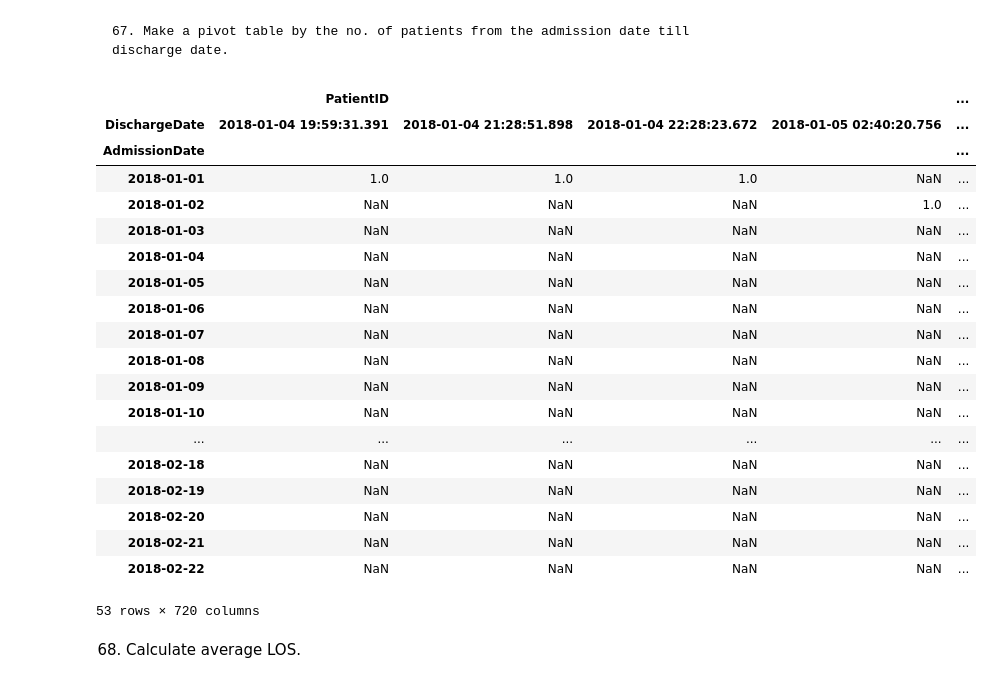
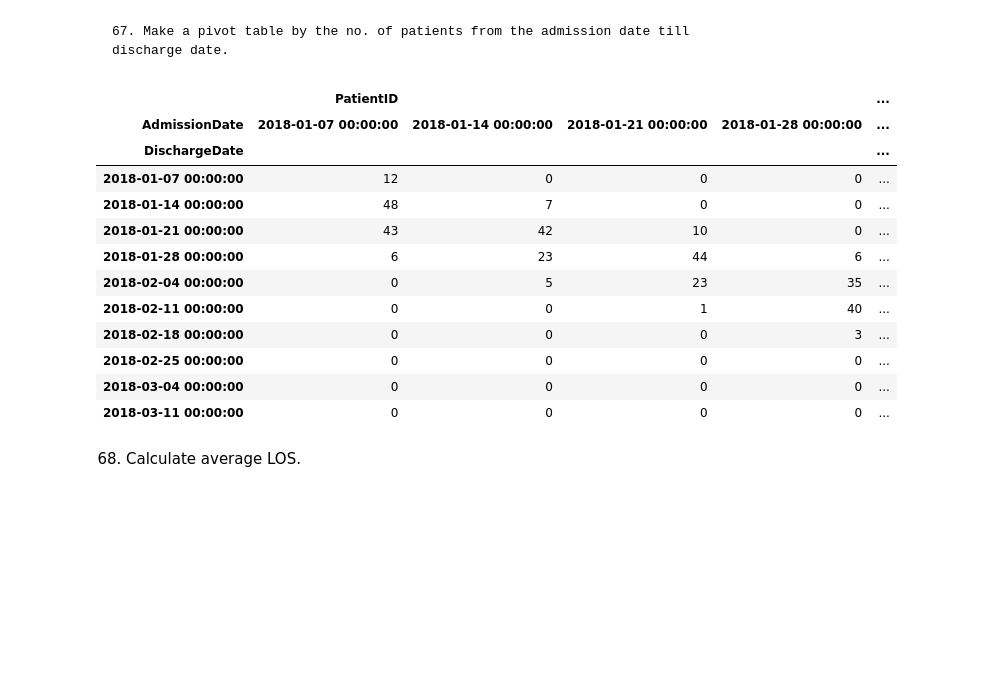
Before and after one commit to ManishaRao06/Python-Hackathon-Winners-Team-Data-Pyrates, a Jupyter notebook: Data Pyrates 61_80.ipynb, the cells around one changed output. Cells and saved outputs as stored; diff of their text form; code cells hidden in the pictures; blank space fills up the shorter version.

Commit message:
Update Data Pyrates 61_80.ipynb
#67,#77 Updated - corrected
#62,#65,#78,#79 - updated - corrected

```diff
--- a/Data Pyrates 61_80.ipynb
+++ b/Data Pyrates 61_80.ipynb
@@ -183,32 +182,59 @@ pd.merge(df_PA,df_EDU,on = 'PatientID',how ='inner')[['FirstName', 'LastName', '
 # %% [markdown]
     67. Make a pivot table by the no. of patients from the admission date till discharge date.
 # %%
-#NOT THE FINAL ANSWER- PIVOT
+#-------------------------------
 
-p_table = pd.pivot_table(df_Dis, index= ['AdmissionDate'], columns = ['DischargeDate'], values=['PatientID'], aggfunc = 'count' )
+#Select Data
 
-p_table
+#Option 1: Patient count by days of Admission Date and Discharge Date - ENABLE ONLY ONE OPTION
+
+#p_table = pd.pivot_table(df_Dis, index= ['DischargeDate'], columns = ['AdmissionDate'], values=['PatientID'], aggfunc = 'count',fill_value=0  )
+
+
+#Option 2: Patient count by weeks of Admission Date and Discharge Date - ENABLE ONLY ONE OPTION
+
+p_table = pd.pivot_table(df_Dis, index= pd.Grouper(freq='W', key='DischargeDate'), columns = pd.Grouper(freq='W', key='AdmissionDate'), values=['PatientID'], aggfunc = 'count',fill_value=0  )
+
+#Option 3 : Pivot table as both AdmissionDate', 'DischargeDate' as indices
+
+#p_table = pd.pivot_table(df_Dis, index= ['AdmissionDate', 'DischargeDate'], values='PatientID',aggfunc='count')
+
+#--------------------------
+
+# Render Pivot
+
+#Option 1 - Only highest value of table is highlighted -  ENABLE ONLY ONE OPTION
+
+#p_table.style.highlight_max(color = 'orange', axis = None)
+
+#Option 2 - Higher values of each column highlighted -  ENABLE ONLY ONE OPTION
+
+#p_table.style.highlight_max(color = 'orange', axis = 1)
+
+#Option 3 -  Highlight lowest and higher values - ENABLE ONLY ONE OPTION
+
+#p_table.style.highlight_min(color = 'yellow', axis = 1).highlight_max(color = 'orange', axis = 1)
+
+#Option 4 - Highlight only non zero values - ENABLE ONLY ONE OPTION
+
+p_table.style.highlight_between(left=1, right=100, axis = 1, color="#fff0b1").highlight_min(color = '#999999', axis = 1)
+
+
+##
 # %% [output]
 |  | PatientID |  |  |  | ... |
-| DischargeDate | 2018-01-04 19:59:31.391 | 2018-01-04 21:28:51.898 | 2018-01-04 22:28:23.672 | 2018-01-05 02:40:20.756 | ... |
-| AdmissionDate |  |  |  |  | ... |
-| 2018-01-01 | 1.0 | 1.0 | 1.0 | NaN | ... |
-| 2018-01-02 | NaN | NaN | NaN | 1.0 | ... |
-| 2018-01-03 | NaN | NaN | NaN | NaN | ... |
-| 2018-01-04 | NaN | NaN | NaN | NaN | ... |
-| 2018-01-05 | NaN | NaN | NaN | NaN | ... |
-| 2018-01-06 | NaN | NaN | NaN | NaN | ... |
-| 2018-01-07 | NaN | NaN | NaN | NaN | ... |
-| 2018-01-08 | NaN | NaN | NaN | NaN | ... |
-| 2018-01-09 | NaN | NaN | NaN | NaN | ... |
-| 2018-01-10 | NaN | NaN | NaN | NaN | ... |
-| ... | ... | ... | ... | ... | ... |
-| 2018-02-18 | NaN | NaN | NaN | NaN | ... |
-| 2018-02-19 | NaN | NaN | NaN | NaN | ... |
-| 2018-02-20 | NaN | NaN | NaN | NaN | ... |
-| 2018-02-21 | NaN | NaN | NaN | NaN | ... |
-| 2018-02-22 | NaN | NaN | NaN | NaN | ... |
+| AdmissionDate | 2018-01-07 00:00:00 | 2018-01-14 00:00:00 | 2018-01-21 00:00:00 | 2018-01-28 00:00:00 | ... |
+| DischargeDate |  |  |  |  | ... |
+| 2018-01-07 00:00:00 | 12 | 0 | 0 | 0 | ... |
+| 2018-01-14 00:00:00 | 48 | 7 | 0 | 0 | ... |
+| 2018-01-21 00:00:00 | 43 | 42 | 10 | 0 | ... |
+| 2018-01-28 00:00:00 | 6 | 23 | 44 | 6 | ... |
+| 2018-02-04 00:00:00 | 0 | 5 | 23 | 35 | ... |
+| 2018-02-11 00:00:00 | 0 | 0 | 1 | 40 | ... |
+| 2018-02-18 00:00:00 | 0 | 0 | 0 | 3 | ... |
+| 2018-02-25 00:00:00 | 0 | 0 | 0 | 0 | ... |
+| 2018-03-04 00:00:00 | 0 | 0 | 0 | 0 | ... |
+| 2018-03-11 00:00:00 | 0 | 0 | 0 | 0 | ... |
-53 rows × 720 columns
 # %% [markdown]
 68. Calculate average LOS.
 # %%
```
Also changed, not shown: parts of 30 cells of this notebook.
